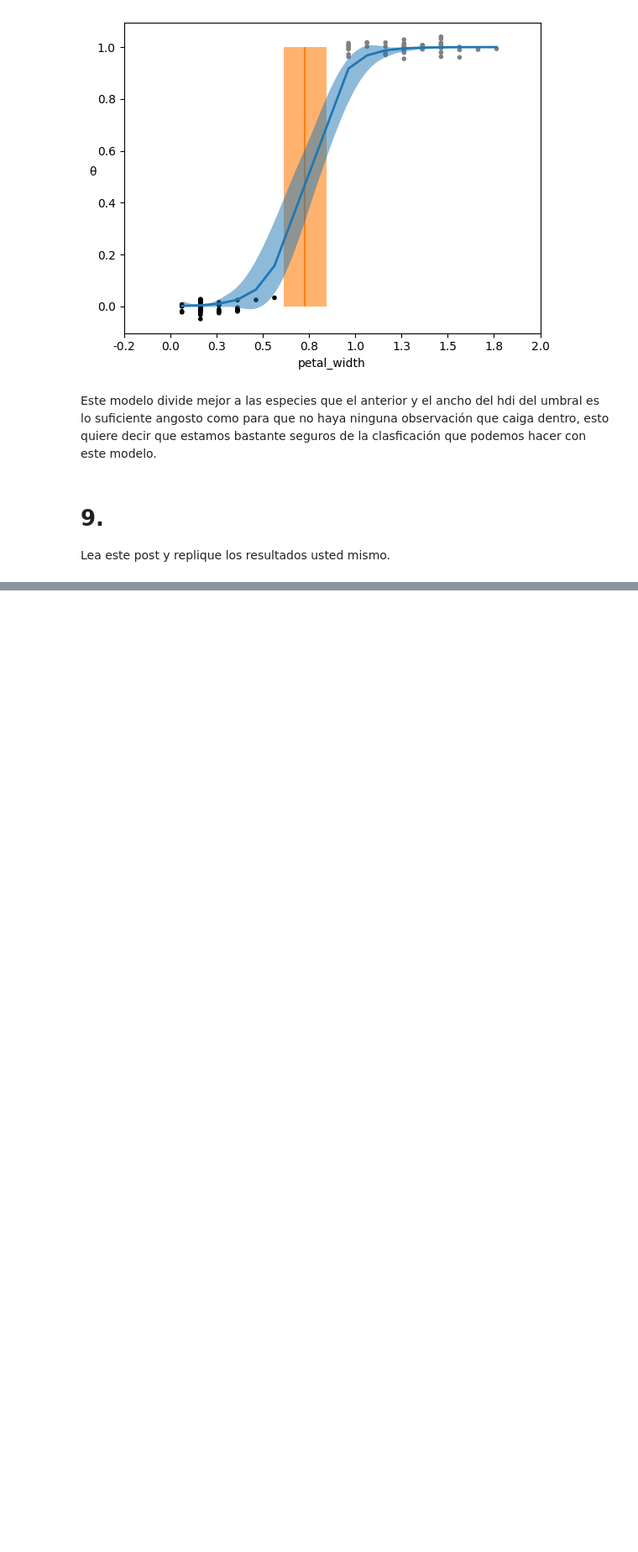
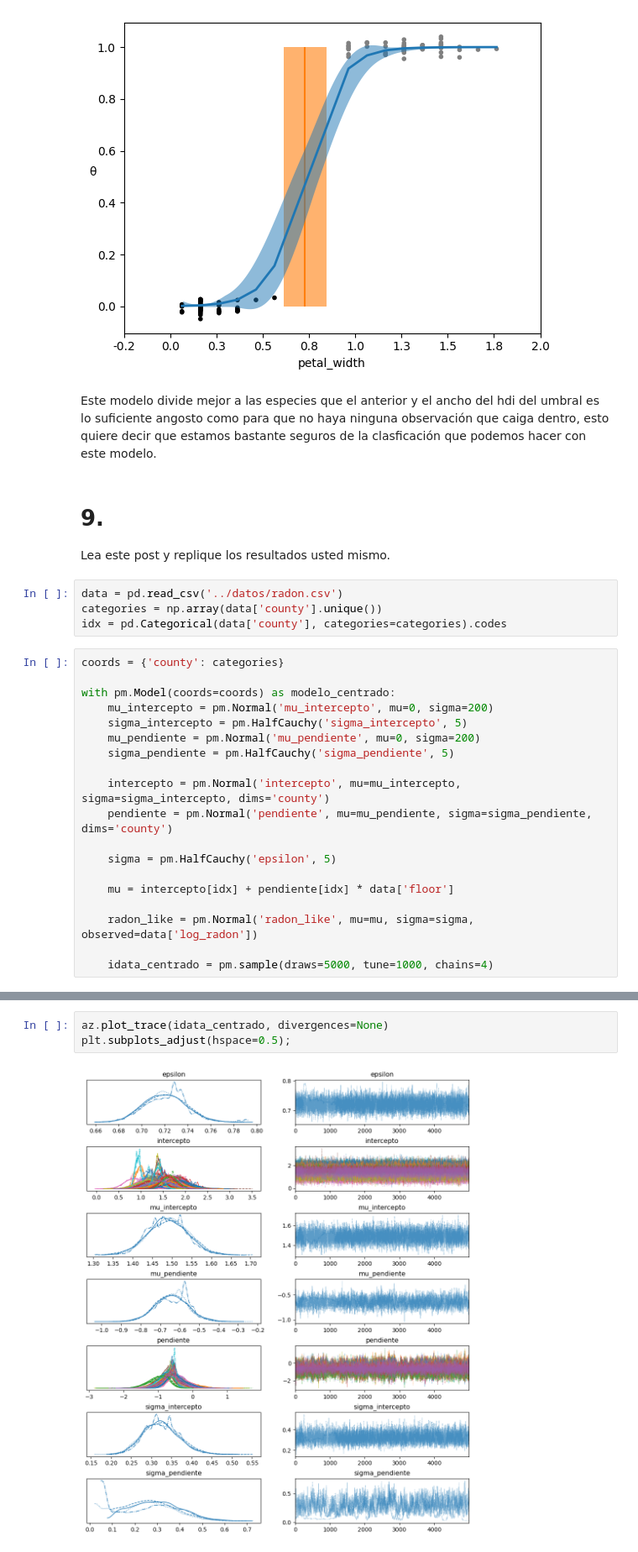
Before and after one commit to nazarenomm/Estadistica-e-Inferencia-2, a Jupyter notebook: ejercicios/ejercicios_05.ipynb, the cells around one changed output, grey strips where cells are left out. Shown at 84% size. Cells and saved outputs as stored; diff of their text form; blank space fills up the shorter version.

```diff
--- a/ejercicios/ejercicios_05.ipynb
+++ b/ejercicios/ejercicios_05.ipynb
@@ -412,3 +433,26 @@ Este modelo divide mejor a las especies que el anterior y el ancho del hdi del u
 # %% [markdown]
 # 9.
 Lea este post y replique los resultados usted mismo.
+# %%
+data = pd.read_csv('../datos/radon.csv')
+categories = np.array(data['county'].unique())
+idx = pd.Categorical(data['county'], categories=categories).codes
+# %%
+coords = {'county': categories}
+
+with pm.Model(coords=coords) as modelo_centrado:
+    mu_intercepto = pm.Normal('mu_intercepto', mu=0, sigma=200)
+    sigma_intercepto = pm.HalfCauchy('sigma_intercepto', 5)
+    mu_pendiente = pm.Normal('mu_pendiente', mu=0, sigma=200)
+    sigma_pendiente = pm.HalfCauchy('sigma_pendiente', 5)
+
+    intercepto = pm.Normal('intercepto', mu=mu_intercepto, sigma=sigma_intercepto, dims='county')
+    pendiente = pm.Normal('pendiente', mu=mu_pendiente, sigma=sigma_pendiente, dims='county')
+
+    sigma = pm.HalfCauchy('epsilon', 5)
+
+    mu = intercepto[idx] + pendiente[idx] * data['floor']
+
+    radon_like = pm.Normal('radon_like', mu=mu, sigma=sigma, observed=data['log_radon'])
+
+    idata_centrado = pm.sample(draws=5000, tune=1000, chains=4)
@@ -414,0 +470,5 @@ Lea este post y replique los resultados usted mismo.
+# %%
+az.plot_trace(idata_centrado, divergences=None)
+plt.subplots_adjust(hspace=0.5);
+# %% [output]
+[figure, added]
```
Also changed, not shown: parts of 17 cells of this notebook, 2 other files.
